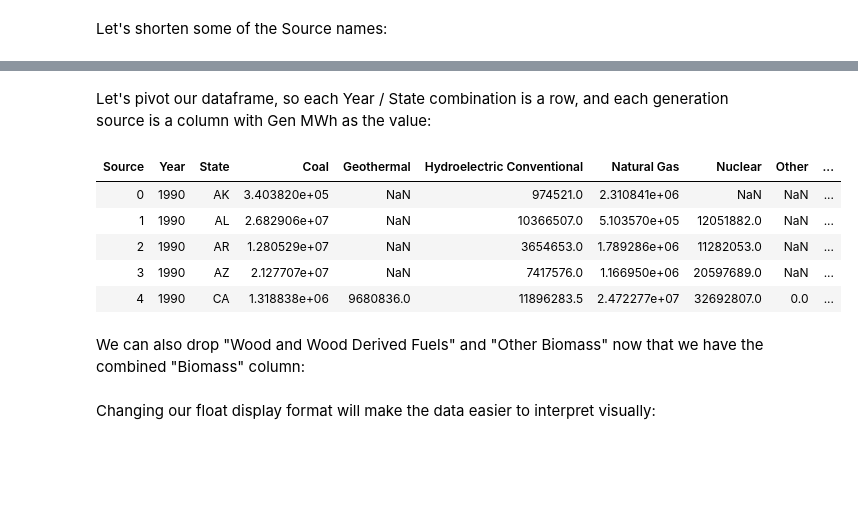
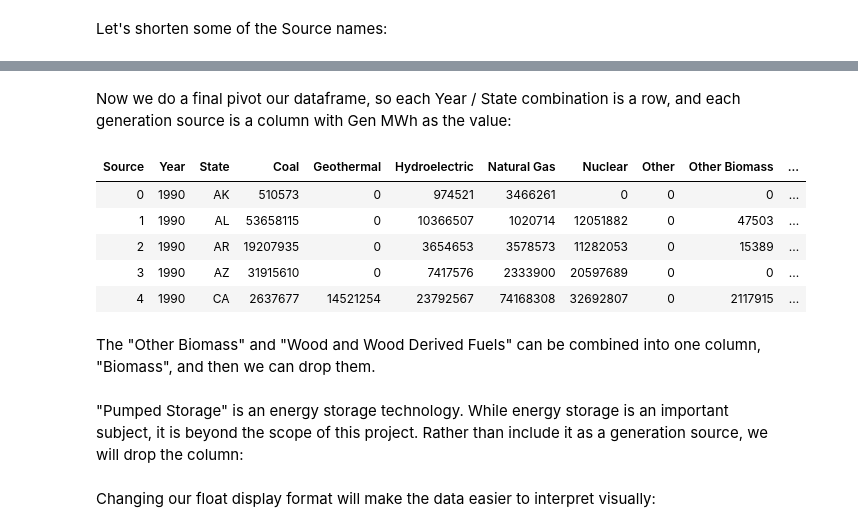
Before and after one commit to asternick/dsi9-capstone, a Jupyter notebook: electricity-generation.ipynb, the cells around one changed output, grey strips where cells are left out. Cells and saved outputs as stored; diff of their text form; code cells hidden in the pictures; blank space fills up the shorter version.

```diff
--- a/electricity-generation.ipynb
+++ b/electricity-generation.ipynb
@@ -142,2 +132,2 @@ We no longer need "Producer Type" at all as it only has one value. Here we drop
 # %%
-dfg.drop(["Producer Type"], axis = 1, inplace = True)
+dfg['Producer Type'].unique()
@@ -146,3 +204,5 @@ We have 51 States and 29 years, or 1479 combinations of State and Year. There ar
+# %%
+dfg = dfg[dfg['Producer Type'] == 'Total Electric Power Industry']
 # %%
 dfg.shape
 # %% [output]
@@ -166,5 +297,7 @@ array(['Total', 'Coal', 'Hydroelectric Conventional', 'Natural Gas',
+# %%
+dfg.drop(columns=['Producer Type'], inplace=True)
 # %% [markdown]
 Let's shorten some of the Source names:
 # %%
 dfg.replace({"Source": {"Hydroelectric Conventional": "Hydroelectric",
-                        "Solar Thermal and Photovoltaic": "Solar Thermal/PV"}})
+                        "Solar Thermal and Photovoltaic": "Solar Thermal/PV"}}, inplace=True)
@@ -185,13 +304,15 @@ dfg.replace({"Source": {"Hydroelectric Conventional": "Hydroelectric",
 # %% [markdown]
-Let's pivot our dataframe, so each Year / State combination is a row, and each generation source is a column with Gen MWh as the value:
+Now we do a final pivot our dataframe, so each Year / State combination is a row, and each generation source is a column with Gen MWh as the value:
 # %%
-dfg = pd.pivot_table(data=dfg,index=["Year", "State"], columns = "Source", values = "Gen MWh")
+dfg = pd.pivot_table(data=dfg,index=["Year", "State"], columns = "Source", values = "Gen MWh", fill_value=0)
 dfg.reset_index(level=[0,1], inplace = True)
 dfg.head()
 # %% [output]
-| Source | Year | State | Coal | Geothermal | Hydroelectric Conventional | Natural Gas | Nuclear | Other | ... |
-| 0 | 1990 | AK | 3.403820e+05 | NaN | 974521.0 | 2.310841e+06 | NaN | NaN | ... |
-| 1 | 1990 | AL | 2.682906e+07 | NaN | 10366507.0 | 5.103570e+05 | 12051882.0 | NaN | ... |
-| 2 | 1990 | AR | 1.280529e+07 | NaN | 3654653.0 | 1.789286e+06 | 11282053.0 | NaN | ... |
-| 3 | 1990 | AZ | 2.127707e+07 | NaN | 7417576.0 | 1.166950e+06 | 20597689.0 | NaN | ... |
-| 4 | 1990 | CA | 1.318838e+06 | 9680836.0 | 11896283.5 | 2.472277e+07 | 32692807.0 | 0.0 | ... |
+| Source | Year | State | Coal | Geothermal | Hydroelectric | Natural Gas | Nuclear | Other | Other Biomass | ... |
+| 0 | 1990 | AK | 510573 | 0 | 974521 | 3466261 | 0 | 0 | 0 | ... |
+| 1 | 1990 | AL | 53658115 | 0 | 10366507 | 1020714 | 12051882 | 0 | 47503 | ... |
+| 2 | 1990 | AR | 19207935 | 0 | 3654653 | 3578573 | 11282053 | 0 | 15389 | ... |
+| 3 | 1990 | AZ | 31915610 | 0 | 7417576 | 2333900 | 20597689 | 0 | 0 | ... |
+| 4 | 1990 | CA | 2637677 | 14521254 | 23792567 | 74168308 | 32692807 | 0 | 2117915 | ... |
+# %% [markdown]
+The "Other Biomass" and "Wood and Wood Derived Fuels" can be combined into one column, "Biomass", and then we can drop them.
@@ -198 +322,3 @@ dfg.head()
+# %% [markdown]
+"Pumped Storage" is an energy storage technology. While energy storage is an important subject, it is beyond the scope of this project. Rather than include it as a generation source, we will drop the column:
 # %%
@@ -202,2 +325,0 @@ dfg["Biomass"] = dfg["Wood and Wood Derived Fuels"] + dfg["Other Biomass"]
-# %% [markdown]
-We can also drop "Wood and Wood Derived Fuels" and "Other Biomass" now that we have the combined "Biomass" column:
```
Also changed, not shown: parts of 58 cells of this notebook, 3 other files.
